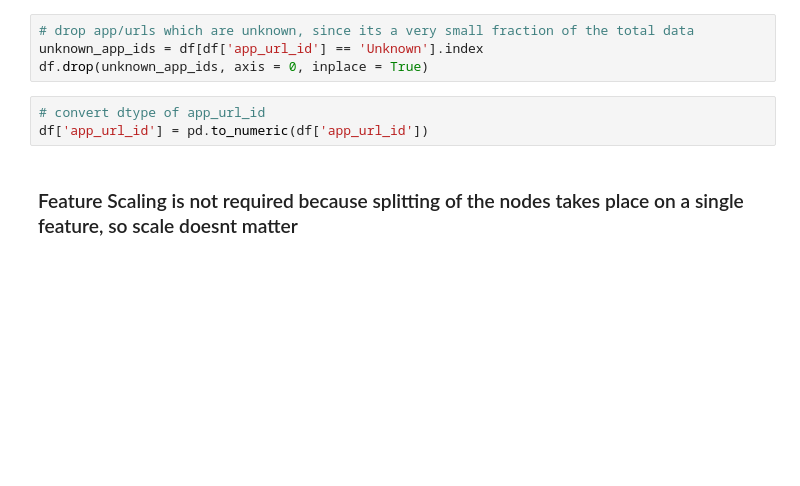
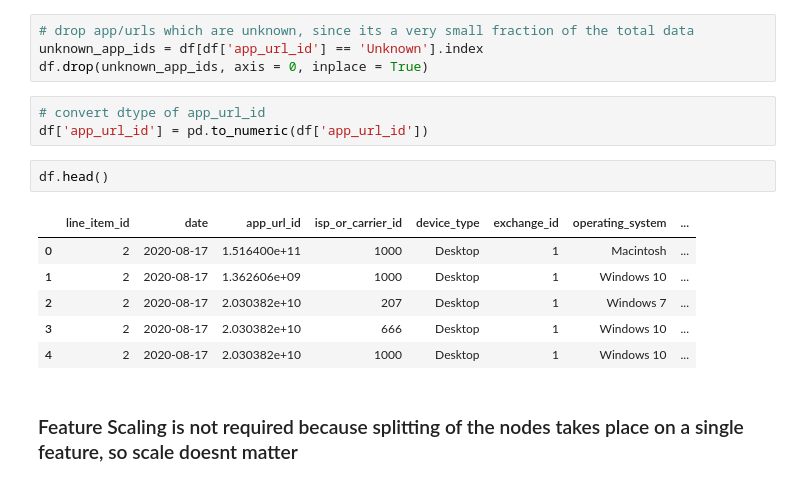
Before and after one commit to shiva-kumarj/CPM-prediction-with-MiQ, a Jupyter notebook: code/CPM_model training.ipynb, the cells around one changed output. Cells and saved outputs as stored; diff of their text form; blank space fills up the shorter version.

```diff
--- a/code/CPM_model training.ipynb
+++ b/code/CPM_model training.ipynb
@@ -33,6 +33,15 @@ df.drop(unknown_app_ids, axis = 0, inplace = True)
 # %%
 # convert dtype of app_url_id
 df['app_url_id'] = pd.to_numeric(df['app_url_id'])
+# %%
+df.head()
+# %% [output]
+|  | line_item_id | date | app_url_id | isp_or_carrier_id | device_type | exchange_id | operating_system | ... |
+| 0 | 2 | 2020-08-17 | 1.516400e+11 | 1000 | Desktop | 1 | Macintosh | ... |
+| 1 | 2 | 2020-08-17 | 1.362606e+09 | 1000 | Desktop | 1 | Windows 10 | ... |
+| 2 | 2 | 2020-08-17 | 2.030382e+10 | 207 | Desktop | 1 | Windows 7 | ... |
+| 3 | 2 | 2020-08-17 | 2.030382e+10 | 666 | Desktop | 1 | Windows 10 | ... |
+| 4 | 2 | 2020-08-17 | 2.030382e+10 | 1000 | Desktop | 1 | Windows 10 | ... |
 # %% [markdown]
 ### Feature Scaling is not required because splitting of the nodes takes place on a single feature, so scale doesnt matter
 # %% [markdown]
```
Also changed, not shown: parts of 16 cells of this notebook.
